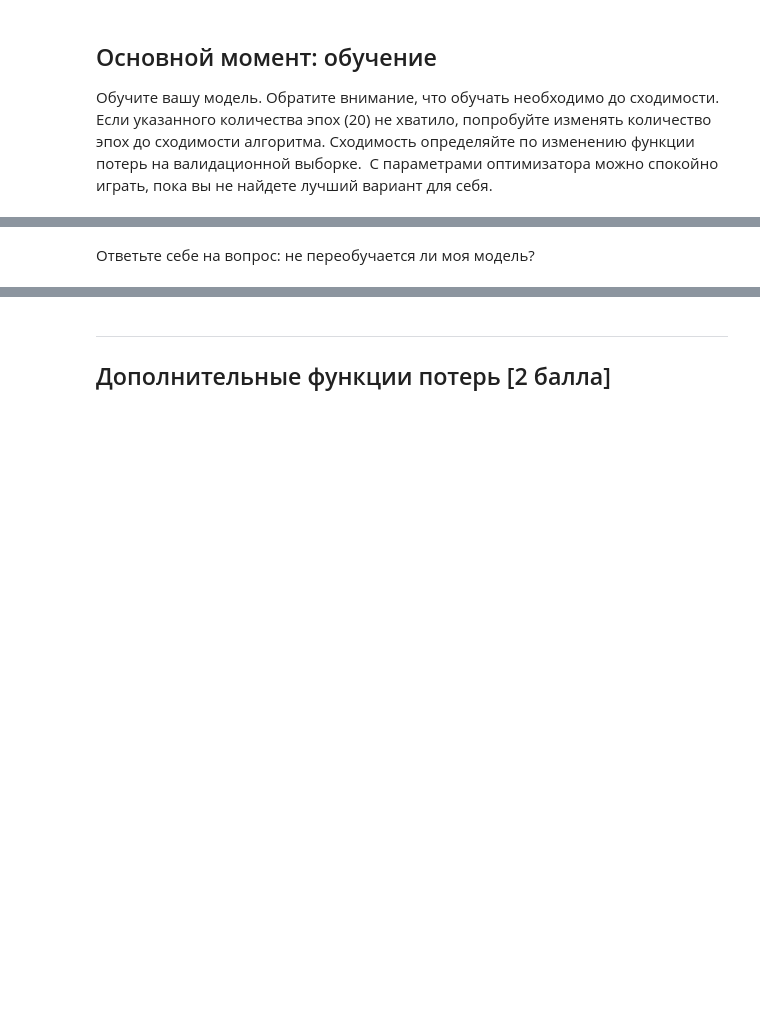
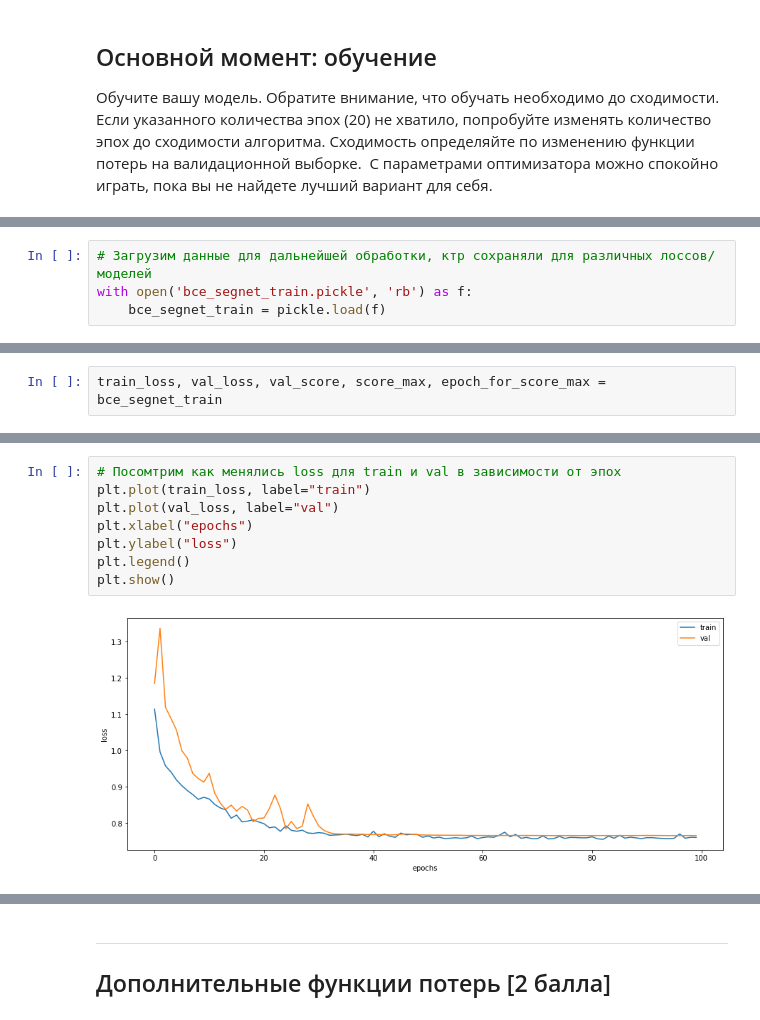
Before and after one commit to rosasha/-, a Jupyter notebook: [hw]semantic_segmentation.ipynb, the cells around one changed output, grey strips where cells are left out. Cells and saved outputs as stored; diff of their text form; blank space fills up the shorter version.

```diff
--- a/[hw]semantic_segmentation.ipynb
+++ b/[hw]semantic_segmentation.ipynb
@@ -440,0 +451,4 @@ print(YY[0])
+# %%
+# Загрузим данные для дальнейшей обработки, ктр сохраняли для различных лоссов/моделей
+with open('bce_segnet_train.pickle', 'rb') as f:
+    bce_segnet_train = pickle.load(f)
@@ -440,0 +462,2 @@ print(YY[0])
+# %%
+train_loss, val_loss, val_score, score_max, epoch_for_score_max = bce_segnet_train
@@ -447,2 +500,10 @@ for k in range(6):
-# %% [markdown]
-Ответьте себе на вопрос: не переобучается ли моя модель?
+# %%
+# Посомтрим как менялись loss для train и val в зависимости от эпох
+plt.plot(train_loss, label="train")
+plt.plot(val_loss, label="val")
+plt.xlabel("epochs")
+plt.ylabel("loss")
+plt.legend()
+plt.show()
+# %% [output]
+[figure, added]
```
Also changed, not shown: parts of 79 cells of this notebook.
